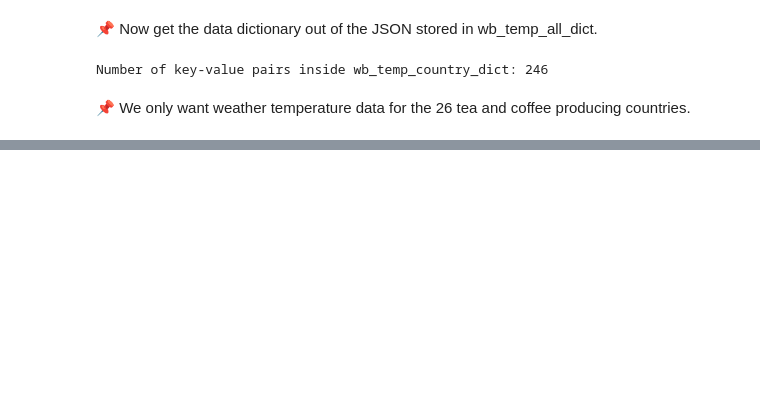
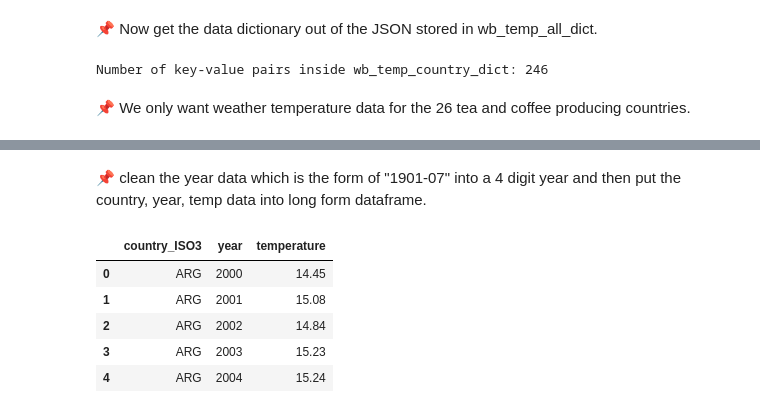
Before and after one commit to HaveTimeDrinkTea/global_tea_trade_analysis, a Jupyter notebook: notebooks/04_ETL_WorldBank_Climate.ipynb, the cells around one changed output, grey strips where cells are left out. Drawn from its saved outputs; the diff is of its cells as text; code cells hidden in the pictures; blank space fills up the shorter version.

```diff
--- a/notebooks/04_ETL_WorldBank_Climate.ipynb
+++ b/notebooks/04_ETL_WorldBank_Climate.ipynb
@@ -120,0 +128,31 @@ Number of key-value pairs inside wb_temp_country_dict: 246
+# %% [markdown]
+📌 clean the year data which is the form of "1901-07" into a 4 digit year and then put the country, year, temp data into long form dataframe.
+# %%
+crop_country_temp_list = []
+
+# loop through to get the country and the {year: temp} out
+for country, year_dict in crop_country_temp_dict.items():
+    # loop through to get the year and temperature out
+    for year_month, temp in year_dict.items():
+        # get the year from "1901-07" format by splitting by "-" and take the left side where index = 0
+        year = int(year_month.split("-")[0])
+
+        # add to the list for data only for period 2000 to 2024
+        if year >= 2000 and year <=2024:
+            crop_country_temp_list.append({
+                "country_ISO3":  country
+                , "year": year
+                , "temperature": temp
+            })
+
+# convert crop_country_temp_list  into a dataframe
+df_crop_country_temp = pd.DataFrame(crop_country_temp_list)
+
+df_crop_country_temp.head(5)
+# %% [output]
+|  | country_ISO3 | year | temperature |
+| 0 | ARG | 2000 | 14.45 |
+| 1 | ARG | 2001 | 15.08 |
+| 2 | ARG | 2002 | 14.84 |
+| 3 | ARG | 2003 | 15.23 |
+| 4 | ARG | 2004 | 15.24 |
```
Also changed, not shown: parts of 8 cells of this notebook, 1 other file.
